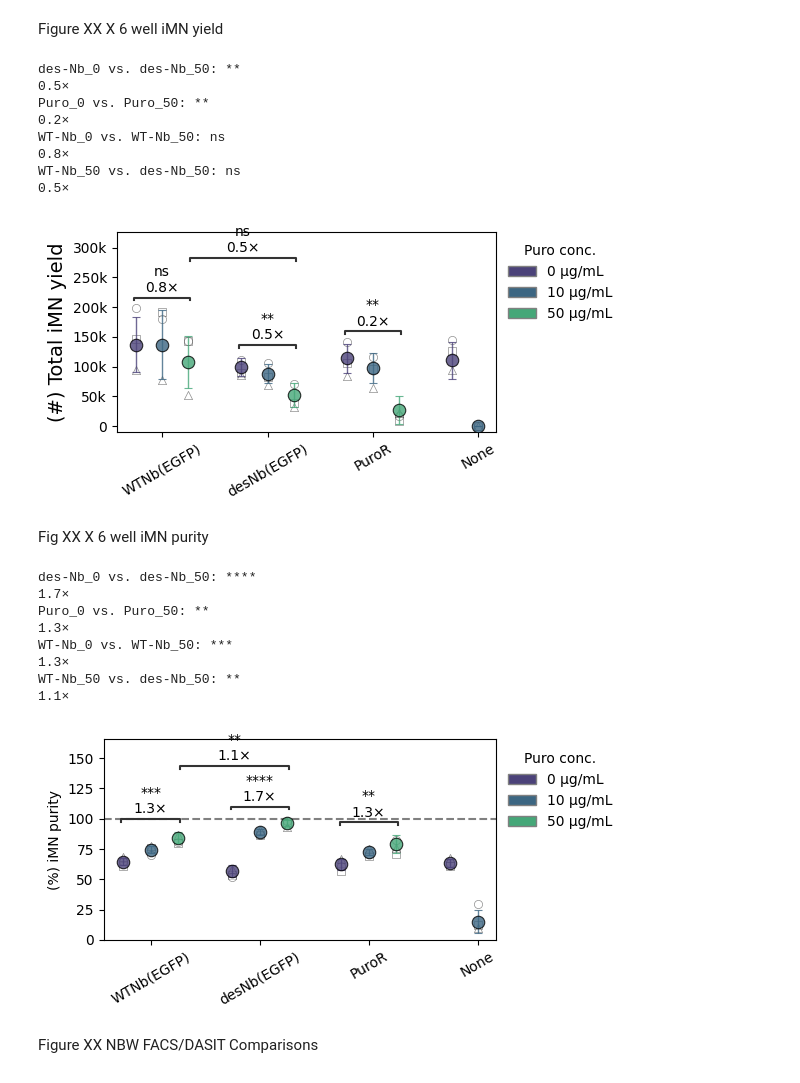
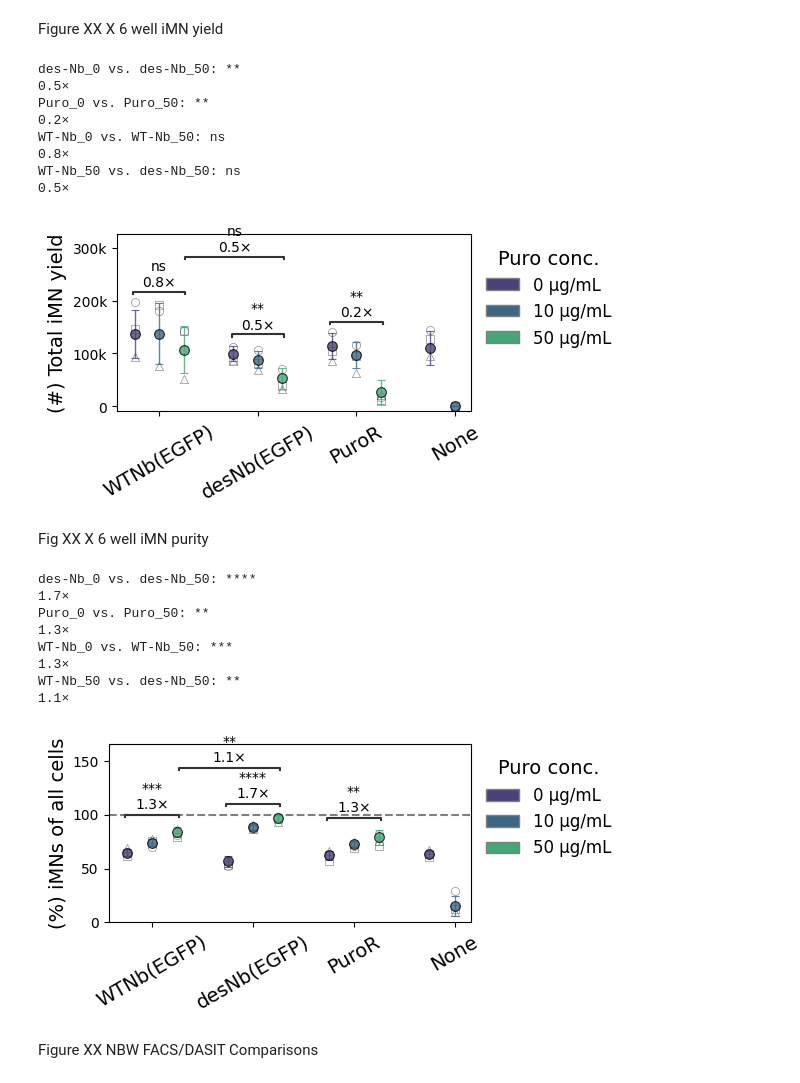
Before and after one commit to GallowayLabMIT/dasit_manuscript, a Jupyter notebook: Figure_XX_iMN/6_iMN_purify.ipynb, the cells around one changed output. Drawn from its saved outputs; the diff is of its cells as text; code cells hidden in the pictures.

```diff
--- a/Figure_XX_iMN/6_iMN_purify.ipynb
+++ b/Figure_XX_iMN/6_iMN_purify.ipynb
@@ -803,7 +807,7 @@ for rep, marker in markers.items():
                 facecolor='white',
                 edgecolor='black',
                 linewidth=0.5,
-                alpha=0.45,
+                alpha=alpha_biorep,
                 zorder=2
             )
 
@@ -828,9 +832,9 @@ for i, cond in enumerate(order):
             row['mean'].iloc[0],
             yerr=row['sd'].iloc[0],
             fmt='o',
-            markersize=9,
+            markersize=dot_size,
             color=colors[puro],
-            alpha=0.8,
+            alpha=alpha_main,
             mec='black',
             mew=0.8,
             capsize=3,
@@ -840,7 +844,7 @@ for i, cond in enumerate(order):
 
 #Formatting
 
-ax.yaxis.set_label_text('Purity fold change\n(w.r.t. WT-Nb)', fontsize=14)
+ax.yaxis.set_label_text('Purity fold change\n(w.r.t. WT-Nb)', fontsize=yaxis_fontsize)
 ax.xaxis.set_label_text('')
 
 ax.yaxis.set_major_formatter(
@@ -863,7 +867,7 @@ label_map = {
 
 ax.set_xticklabels(
     [label_map[t] for t in order],
-    rotation=30
+    rotation=30, fontsize=xaxis_fontsize
 )
 
 
@@ -882,7 +886,7 @@ ax.legend(
     title='Puro conc.',
     loc='upper left',
     bbox_to_anchor=(1,1),
-    frameon=False
+    frameon=False, fontsize=legend_fontsize, title_fontsize=legend_title_fontsize
 )
 
 
@@ -958,7 +962,7 @@ annotator.annotate()
 fig.tight_layout()
 
 plottitle = 'Figure_XX_iMN_96_purity_fc.svg'
-plt.savefig(figpath + plottitle, bbox_inches='tight')
+plt.savefig(rd.outfile(output_path/plottitle),bbox_inches='tight')
 # %% [output]
 des-Nb_0 vs. des-Nb_50: ****
 2.1×
@@ -1040,7 +1044,7 @@ for rep, marker in markers.items():
                 facecolor='white',
                 edgecolor='black',
                 linewidth=0.5,
-                alpha=0.45,
+                alpha=alpha_biorep,
                 zorder=2
             )
 
@@ -1065,9 +1069,9 @@ for i, cond in enumerate(order):
             row['mean'].iloc[0],
             yerr=row['sd'].iloc[0],
             fmt='o',
-            markersize=9,
+            markersize=dot_size,
             color=colors[puro],
-            alpha=0.8,
+            alpha=alpha_main,
             mec='black',
             mew=0.8,
             capsize=3,
@@ -1077,8 +1081,8 @@ for i, cond in enumerate(order):
 
 #Formatting
 
-ax.yaxis.set_label_text('(#) Total iMN yield', fontsize=14)
-ax.xaxis.set_label_text('')
+ax.yaxis.set_label_text('(#) Total iMN yield', fontsize=yaxis_fontsize)
+ax.xaxis.set_label_text('', fontsize=xaxis_fontsize)
 
 ax.yaxis.set_major_formatter(
     matplotlib.ticker.FuncFormatter(
@@ -1098,7 +1102,7 @@ label_map = {
 
 ax.set_xticklabels(
     [label_map[t] for t in order],
-    rotation=30
+    rotation=30, fontsize=xaxis_fontsize
 )
 
 
@@ -1117,7 +1121,7 @@ ax.legend(
     title='Puro conc.',
     loc='upper left',
     bbox_to_anchor=(1,1),
-    frameon=False
+    frameon=False, fontsize=legend_fontsize, title_fontsize=legend_title_fontsize
 )
 
 
@@ -1192,7 +1196,7 @@ annotator.annotate()
 fig.tight_layout()
 
 plottitle = 'Figure_XX_iMN_6_count.svg'
-plt.savefig(figpath + plottitle, bbox_inches='tight')
+plt.savefig(rd.outfile(output_path/plottitle),bbox_inches='tight')
 # %% [output]
 des-Nb_0 vs. des-Nb_50: **
 0.5×
@@ -1202,7 +1206,7 @@ WT-Nb_0 vs. WT-Nb_50: ns
 0.8×
 WT-Nb_50 vs. des-Nb_50: ns
 0.5×
-[figure, old version]
+[figure, new version]
 # %% [markdown]
 Fig XX X 6 well iMN purity
 # %%
@@ -1272,7 +1276,7 @@ for rep, marker in markers.items():
                 facecolor='white',
                 edgecolor='black',
                 linewidth=0.5,
-                alpha=0.45,
+                alpha=alpha_biorep,
                 zorder=2
             )
 
@@ -1297,9 +1301,9 @@ for i, cond in enumerate(order):
             row['mean'].iloc[0],
             yerr=row['sd'].iloc[0],
             fmt='o',
-            markersize=9,
+            markersize=dot_size,
             color=colors[puro],
-            alpha=0.8,
+            alpha=alpha_main,
             mec='black',
             mew=0.8,
             capsize=3,
@@ -1309,7 +1313,7 @@ for i, cond in enumerate(order):
 
 #Formatting
 
-ax.yaxis.set_label_text('(%) iMNs of all cells', fontsize=14)
+ax.yaxis.set_label_text('(%) iMNs of all cells', fontsize=yaxis_fontsize)
 ax.xaxis.set_label_text('')
 
 ax.yaxis.set_major_formatter(
@@ -1331,7 +1335,7 @@ label_map = {
 
 ax.set_xticklabels(
     [label_map[t] for t in order],
-    rotation=30
+    rotation=30, fontsize=xaxis_fontsize
 )
 
 
@@ -1350,7 +1354,7 @@ ax.legend(
     title='Puro conc.',
     loc='upper left',
     bbox_to_anchor=(1,1),
-    frameon=False
+    frameon=False, fontsize=legend_fontsize, title_fontsize=legend_title_fontsize
 )
 
 
@@ -1414,35 +1418,35 @@ annotator = Annotator(
     y=y,
     hue=hue,
     order=order,
     hue_order=hue_order,
 )
 
 annotator.configure(
     test='t-test_ind',
     text_format='full',
     loc='inside',
     line_height=0.02,
     text_offset=2
 )
 
 annotator.set_custom_annotations(annotations)
 annotator.annotate()
 
 
 fig.tight_layout()
 
 plottitle = 'Figure_XX_iMN_6_purity.svg'
-plt.savefig(figpath + plottitle, bbox_inches='tight')
+plt.savefig(rd.outfile(output_path/plottitle),bbox_inches='tight')
 # %% [output]
 des-Nb_0 vs. des-Nb_50: ****
 1.7×
 Puro_0 vs. Puro_50: **
 1.3×
 WT-Nb_0 vs. WT-Nb_50: ***
 1.3×
 WT-Nb_50 vs. des-Nb_50: **
 1.1×
-[figure, old version]
+[figure, new version]
 # %% [markdown]
 Figure XX NBW FACS/DASIT Comparisons
 # %%
```
Also changed, not shown: parts of 6 cells of this notebook.
